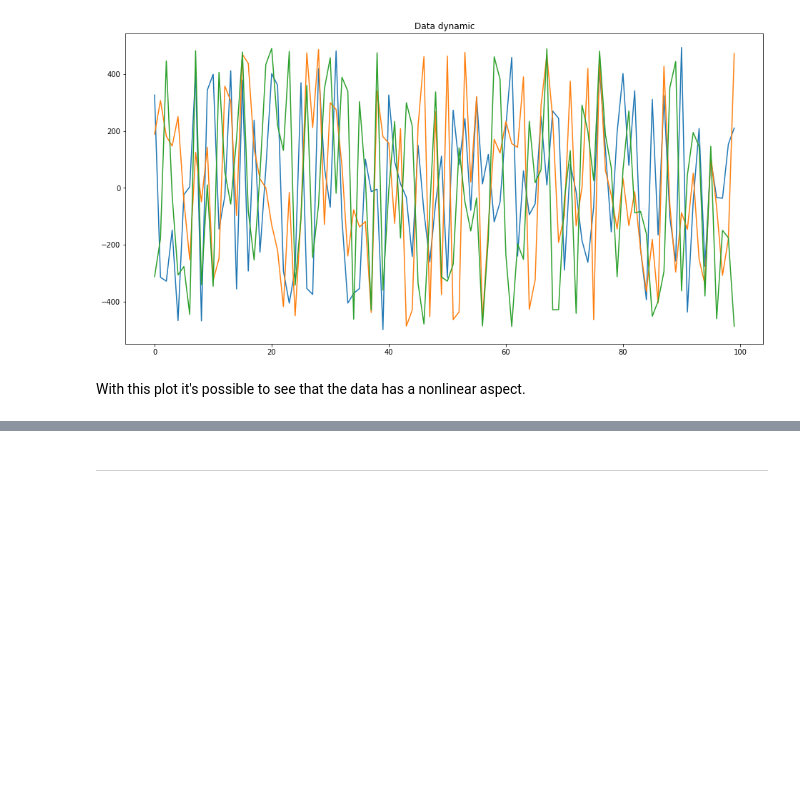
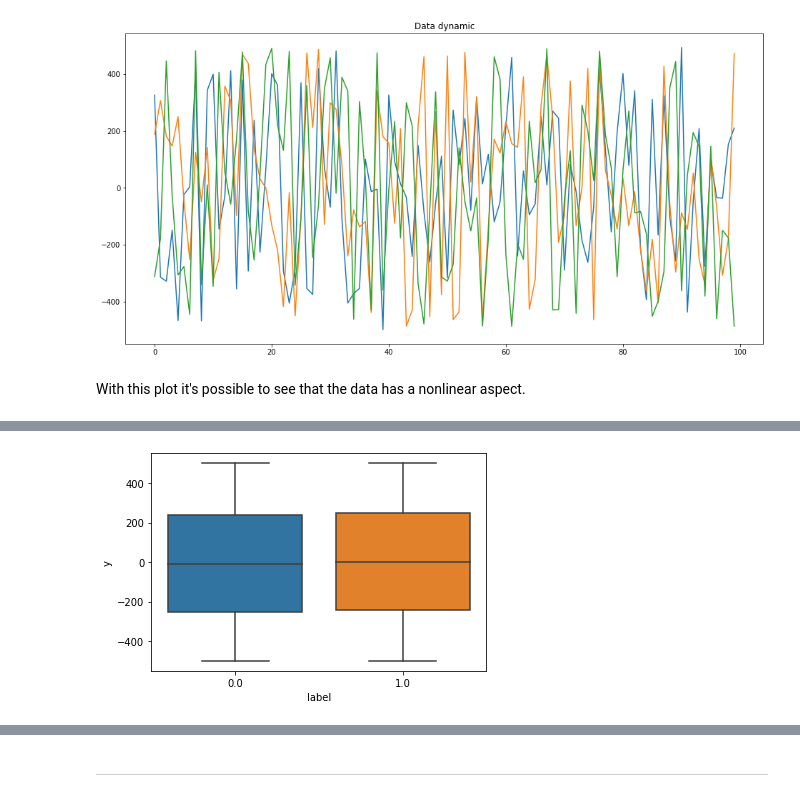
Before and after one commit to pepocasella/BIg-Data-Small-Test, a Jupyter notebook: Big_Data_Test.ipynb, the cells around one changed output, grey strips where cells are left out. Drawn from its saved outputs; the diff is of its cells as text; code cells hidden in the pictures; blank space fills up the shorter version.

```diff
--- a/Big_Data_Test.ipynb
+++ b/Big_Data_Test.ipynb
@@ -51,0 +57,4 @@ With this plot it's possible to see that the data has a nonlinear aspect.
+# %%
+box_plot_x = sns.boxplot(x="label", y=dataset["y"], data=dataset)
+# %% [output]
+[figure, added]
```
Also changed, not shown: parts of 5 cells of this notebook.
